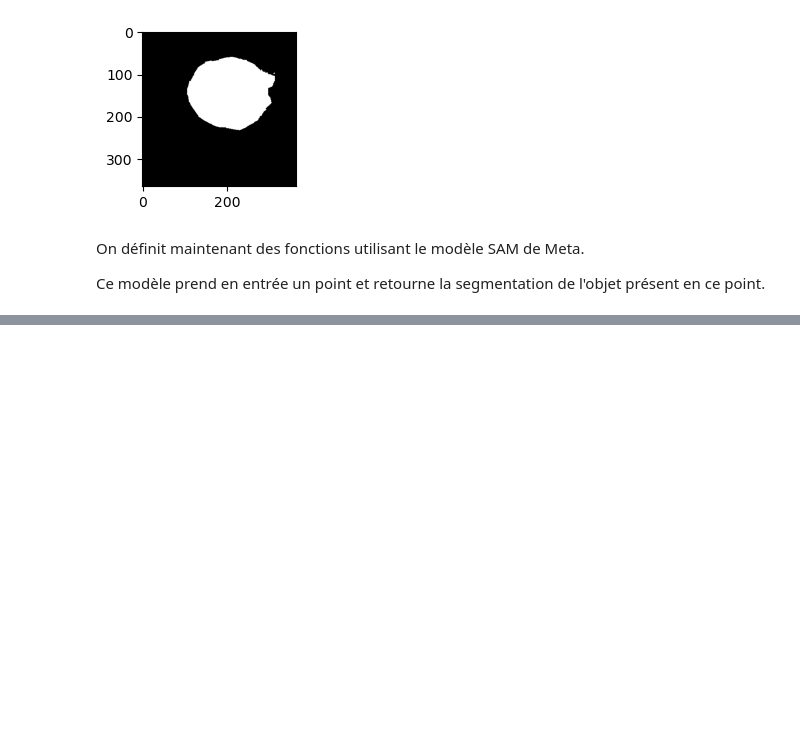
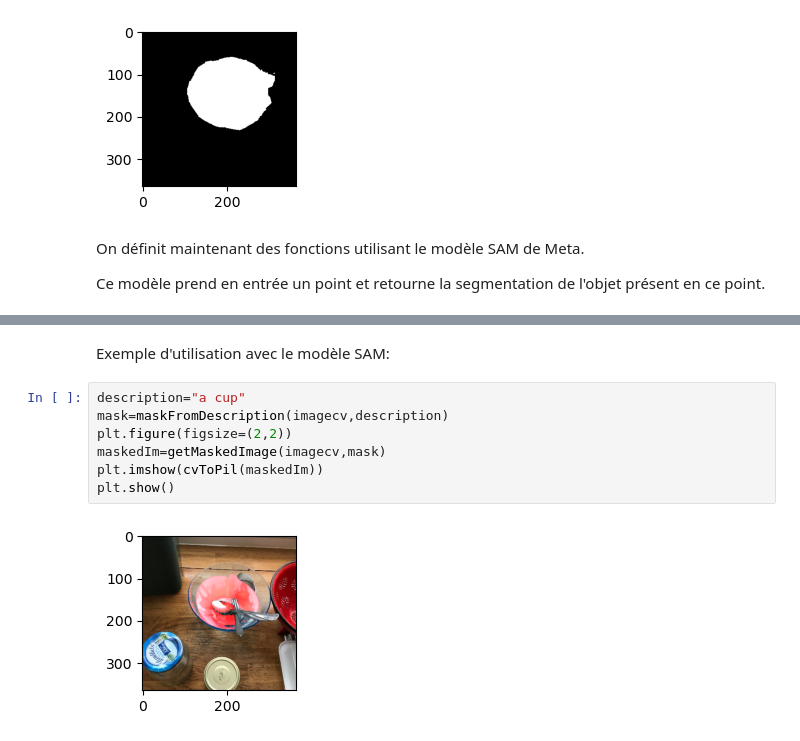
Before and after one commit to GabrielSoranzoUPEC/IA, a Jupyter notebook: Segmentation/basicAIFunc.ipynb, the cells around one changed output, grey strips where cells are left out. Saved outputs shown, nothing was run; the diff lists cells and outputs as text; blank space fills up the shorter version.

```diff
--- a/Segmentation/basicAIFunc.ipynb
+++ b/Segmentation/basicAIFunc.ipynb
@@ -257,0 +241,11 @@ plt.show()
+# %% [markdown]
+Exemple d'utilisation avec le modèle SAM:
+# %%
+description="a cup"
+mask=maskFromDescription(imagecv,description)
+plt.figure(figsize=(2,2))
+maskedIm=getMaskedImage(imagecv,mask)
+plt.imshow(cvToPil(maskedIm))
+plt.show()
+# %% [output]
+[figure, added]
```
Also changed, not shown: parts of 19 cells of this notebook, 1 other file.
